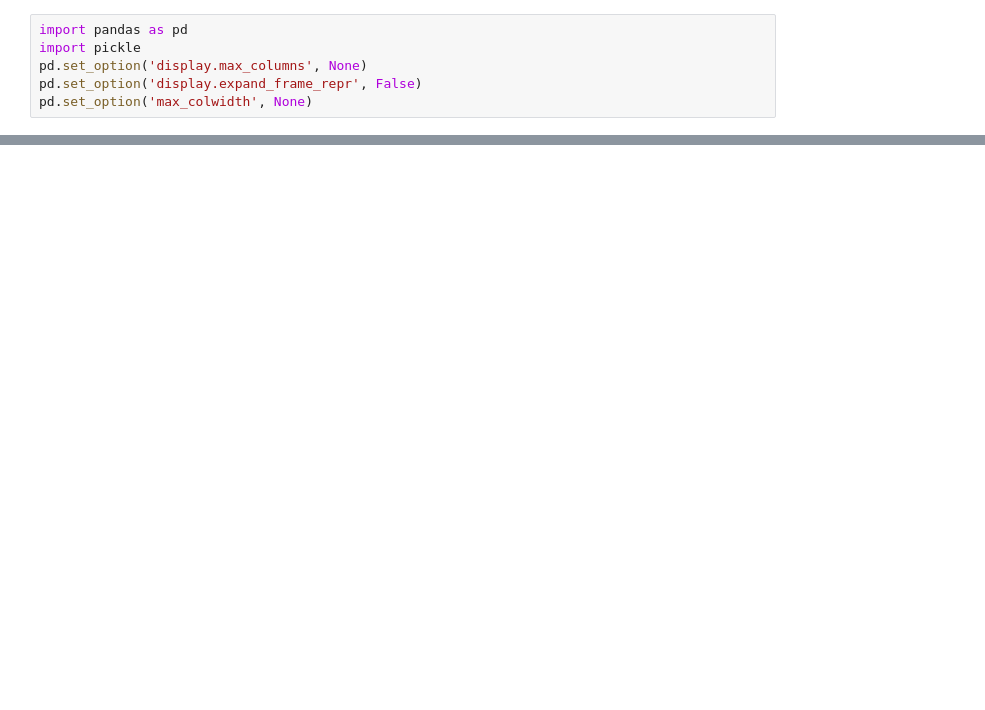
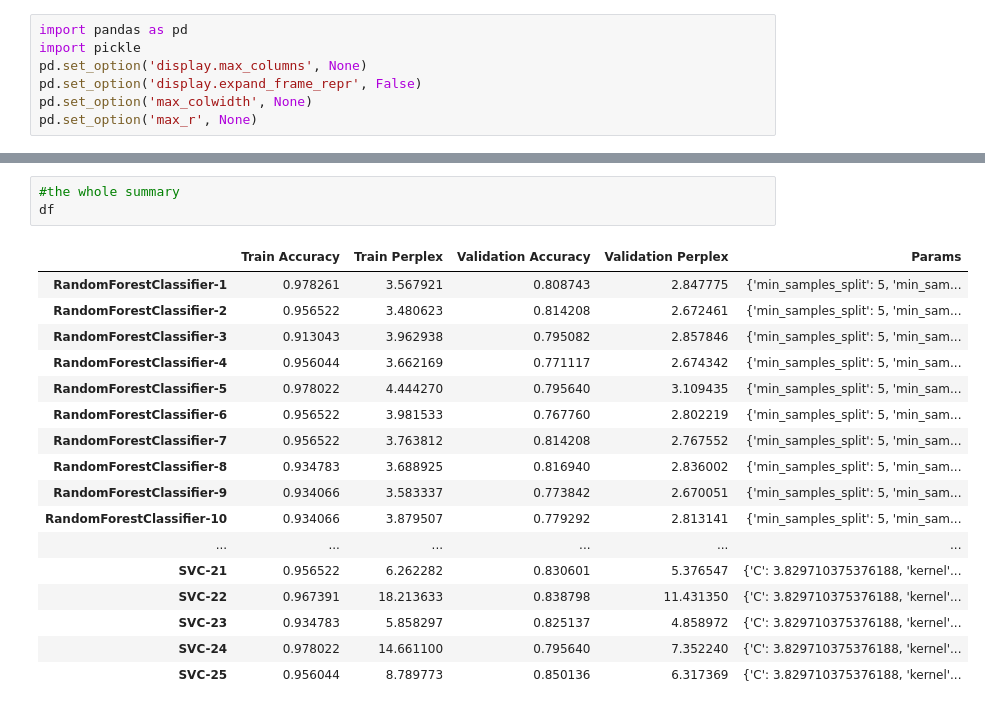
Before and after one commit to yherin/iml-project98, a Jupyter notebook: model_validation_CV.ipynb, the cells around one changed output, grey strips where cells are left out. Cells and saved outputs as stored; diff of their text form; blank space fills up the shorter version.

Commit message:
add notebook for viewing parameter tuning

```diff
--- a/model_validation_CV.ipynb
+++ b/model_validation_CV.ipynb
@@ -4,4 +4,5 @@ import pickle
 pd.set_option('display.max_columns', None)
 pd.set_option('display.expand_frame_repr', False)
 pd.set_option('max_colwidth', None)
+pd.set_option('max_r', None)
 # %%
@@ -29,0 +56,21 @@ print(df.sort_values('Validation Accuracy', ascending=True).head(5))
+# %%
+#the whole summary
+df
+# %% [output]
+|  | Train Accuracy | Train Perplex | Validation Accuracy | Validation Perplex | Params |
+| RandomForestClassifier-1 | 0.978261 | 3.567921 | 0.808743 | 2.847775 | {'min_samples_split': 5, 'min_sam... |
+| RandomForestClassifier-2 | 0.956522 | 3.480623 | 0.814208 | 2.672461 | {'min_samples_split': 5, 'min_sam... |
+| RandomForestClassifier-3 | 0.913043 | 3.962938 | 0.795082 | 2.857846 | {'min_samples_split': 5, 'min_sam... |
+| RandomForestClassifier-4 | 0.956044 | 3.662169 | 0.771117 | 2.674342 | {'min_samples_split': 5, 'min_sam... |
+| RandomForestClassifier-5 | 0.978022 | 4.444270 | 0.795640 | 3.109435 | {'min_samples_split': 5, 'min_sam... |
+| RandomForestClassifier-6 | 0.956522 | 3.981533 | 0.767760 | 2.802219 | {'min_samples_split': 5, 'min_sam... |
+| RandomForestClassifier-7 | 0.956522 | 3.763812 | 0.814208 | 2.767552 | {'min_samples_split': 5, 'min_sam... |
+| RandomForestClassifier-8 | 0.934783 | 3.688925 | 0.816940 | 2.836002 | {'min_samples_split': 5, 'min_sam... |
+| RandomForestClassifier-9 | 0.934066 | 3.583337 | 0.773842 | 2.670051 | {'min_samples_split': 5, 'min_sam... |
+| RandomForestClassifier-10 | 0.934066 | 3.879507 | 0.779292 | 2.813141 | {'min_samples_split': 5, 'min_sam... |
+| ... | ... | ... | ... | ... | ... |
+| SVC-21 | 0.956522 | 6.262282 | 0.830601 | 5.376547 | {'C': 3.829710375376188, 'kernel'... |
+| SVC-22 | 0.967391 | 18.213633 | 0.838798 | 11.431350 | {'C': 3.829710375376188, 'kernel'... |
+| SVC-23 | 0.934783 | 5.858297 | 0.825137 | 4.858972 | {'C': 3.829710375376188, 'kernel'... |
+| SVC-24 | 0.978022 | 14.661100 | 0.795640 | 7.352240 | {'C': 3.829710375376188, 'kernel'... |
+| SVC-25 | 0.956044 | 8.789773 | 0.850136 | 6.317369 | {'C': 3.829710375376188, 'kernel'... |
```
Also changed, not shown: parts of 10 cells of this notebook, 6 other files.
